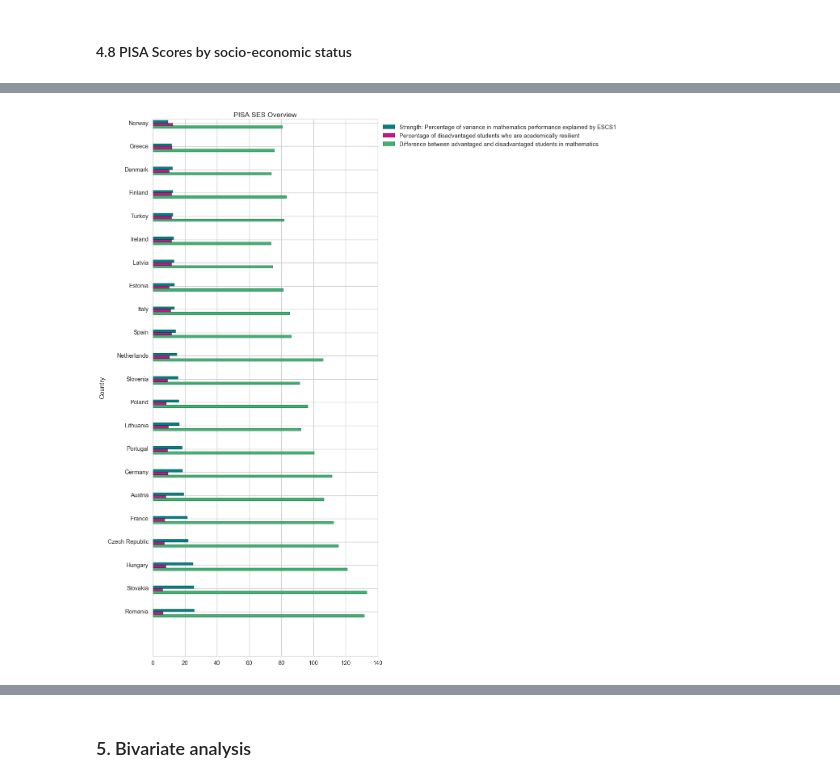
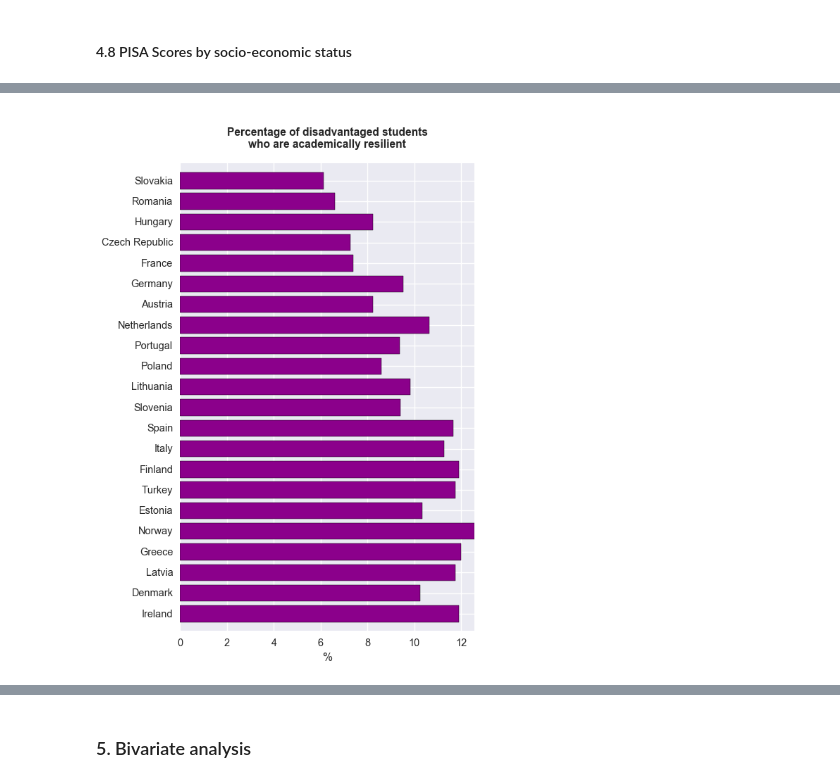
Before and after one commit to BeejalP/teachersalaries, a Jupyter notebook: my_project.ipynb, the cells around one changed output, grey strips where cells are left out. Cells and saved outputs as stored; diff of their text form; code cells hidden in the pictures.

```diff
--- a/my_project.ipynb
+++ b/my_project.ipynb
@@ -1558,38 +1624,23 @@ Index(['Country', 'Coverage Index 3:Coverage of 15-year-old population',
-# %%
-# Grouped bar graph
-# Define custom colors
-colors = {
-       'Strength: Percentage of variance in mathematics performance explained by ESCS1':'teal',
-       'Percentage of disadvantaged students who are academically resilient':'mediumvioletred',
-       'Difference between advantaged and disadvantaged students in mathematics':'mediumseagreen'
-}
-
-# Plot settings
-bar_height = 0.15  # Height of bars
-gap = 0.3  # Space between countries
-y_positions = np.arange(0, len(pisa_europe_ses["Country"]) * (1 + gap), 1 + gap)  # Adjusted Y positions
-
-# Create figure
-fig, ax = plt.subplots(figsize=(8, 20))
-
-# Exclude 'Country'from loop
-cols = ['Strength: Percentage of variance in mathematics performance explained by ESCS1',
-       'Percentage of disadvantaged students who are academically resilient',
-       'Difference between advantaged and disadvantaged students in mathematics']
-
-# Plot  bars with colors
-for i, col in enumerate(cols):
-    ax.barh(y_positions + (i+1) * bar_height, pisa_europe_ses[col], bar_height, label=col, color=colors[col])
-
-# Labels & formatting
-ax.set_yticks(y_positions + bar_height * (len(cols) / 2))  # Center ticks
-ax.set_yticklabels(pisa_europe_ses["Country"])
-ax.set_xlabel("")
-ax.set_ylabel("Country")
-ax.set_title("PISA SES Overview")
-ax.legend(loc="upper left", bbox_to_anchor=(1,1))
-
-plt.gca().invert_yaxis()  # Keep highest values at the top
-plt.show()
-# %% [output]
-[figure, removed]
+# %%
+plt.style.use('seaborn-v0_8-darkgrid')
+
+# Sort the data by salary in ascending order
+ses_sorted = pisa_europe_ses.sort_values(by='Difference between advantaged and disadvantaged students in mathematics')
+
+# Create the horizontal bar plot
+plt.figure(figsize=(6,10))
+plt.barh(ses_sorted['Country'], ses_sorted['Percentage of disadvantaged students who are academically resilient'], color='darkmagenta')
+
+# Labels & Title
+plt.xlabel('%')
+plt.ylabel('')
+plt.title('\nPercentage of disadvantaged students\nwho are academically resilient\n',
+            fontsize=14, fontweight='bold')
+plt.margins(y=0.02)
+# Save the plot
+plt.savefig('ses_resilient.png', dpi=300, bbox_inches='tight')
+
+# Show the plot
+plt.show()
+# %% [output]
+[figure, added]
```
Also changed, not shown: parts of 10 cells of this notebook, 9 other files.
